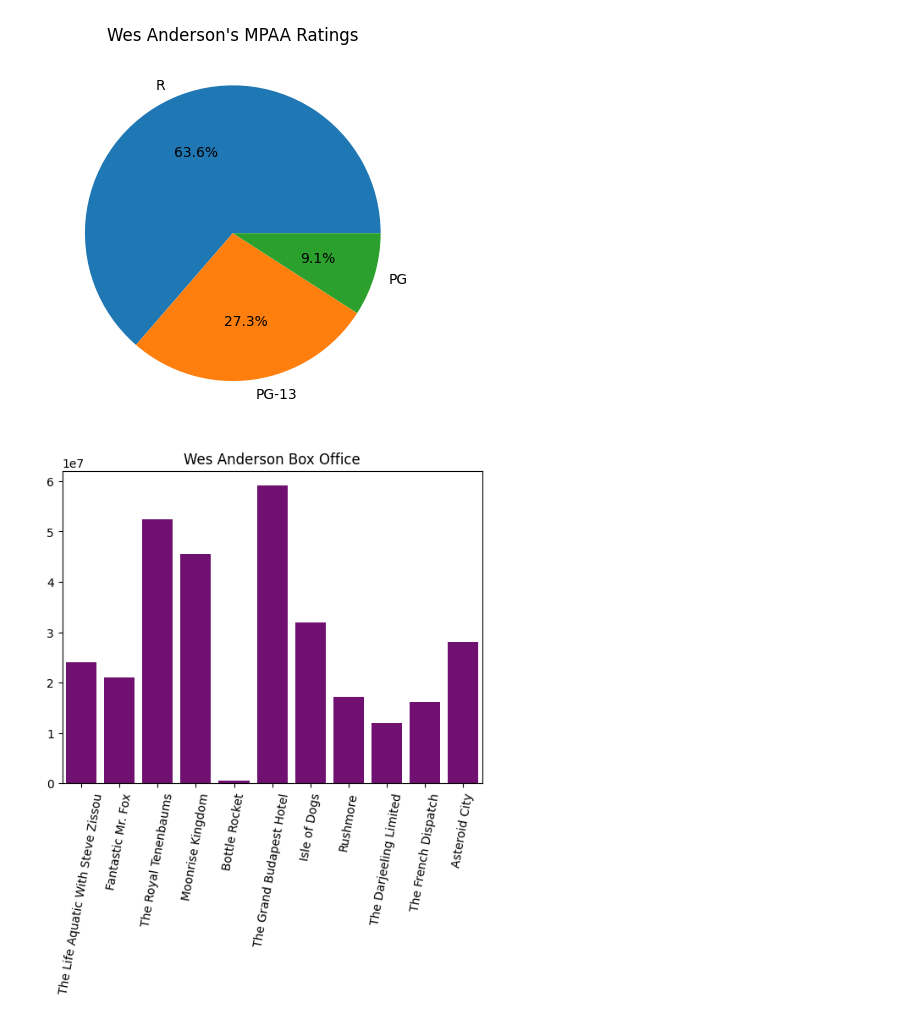
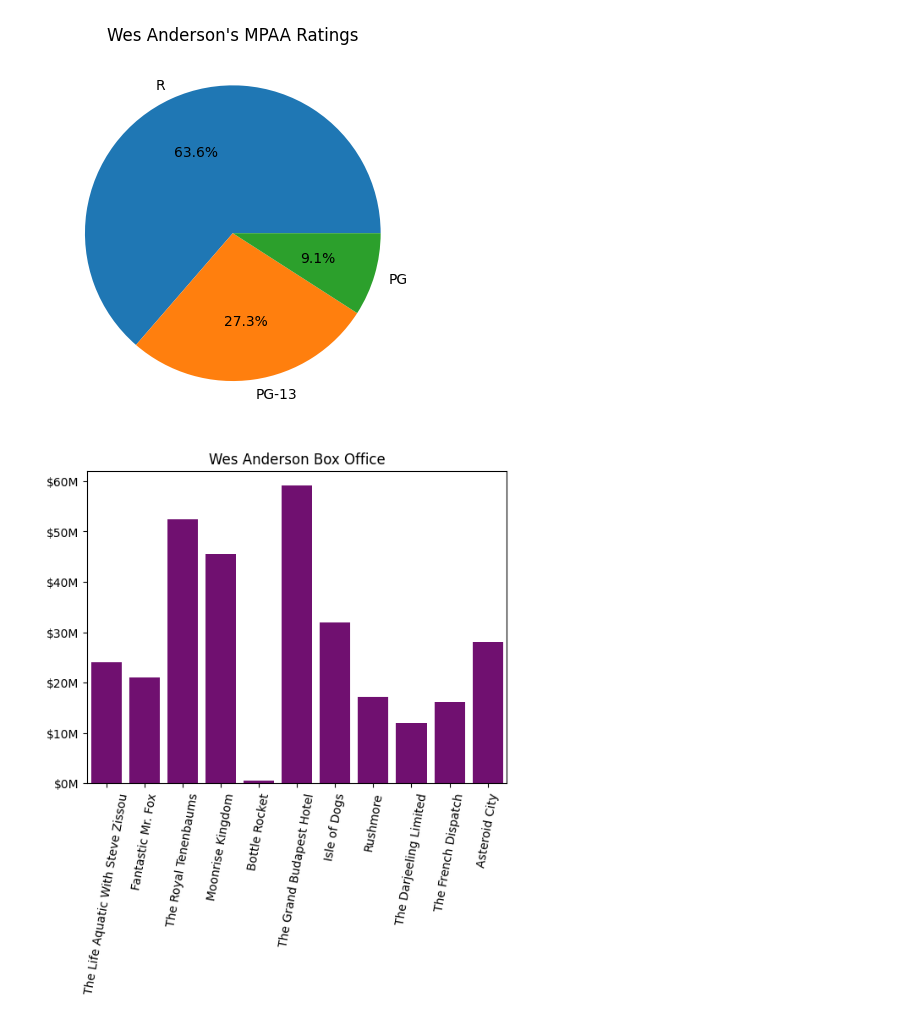
Before and after one commit to DKSaller/Anderson-v-Anderson, a Jupyter notebook: capstone.ipynb, the cells around one changed output. Drawn from its saved outputs; the diff is of its cells as text; code cells hidden in the pictures.

Commit message:
finished graphs

```diff
--- a/capstone.ipynb
+++ b/capstone.ipynb
@@ -1684,13 +1684,17 @@ def convert_to_float(value):
 wes_df['box_office'] = wes_df['box_office'].apply(convert_to_float)
 # %%
 from matplotlib.ticker import FuncFormatter
+# %%
+def millions(x, pos):
+    return f'${x/1_000_000:.0f}M'
 # %%
 sns.barplot(x = wes_df['Film'], y = wes_df['box_office'], color = '#800080')
 plt.title('Wes Anderson Box Office')
 plt.xticks(rotation=80)
 plt.xlabel('')
 plt.ylabel('')
-plt.savefig('wes_rt_audience.png', bbox_inches='tight')
+plt.gca().yaxis.set_major_formatter(FuncFormatter(millions))
+plt.savefig('wes_box_office.png', bbox_inches='tight')
 plt.show()
 # %% [output]
-[figure, old version]
+[figure, new version]
```
Also changed, not shown: parts of 20 cells of this notebook, 6 other files.
